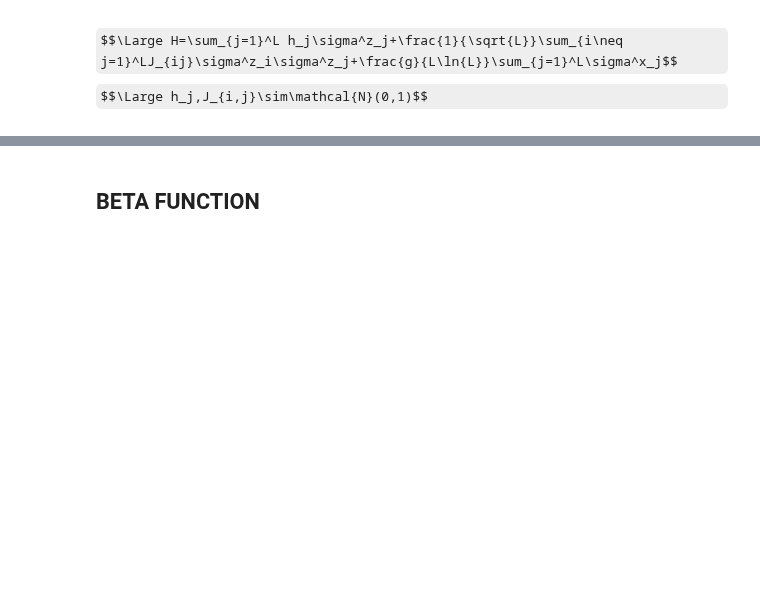
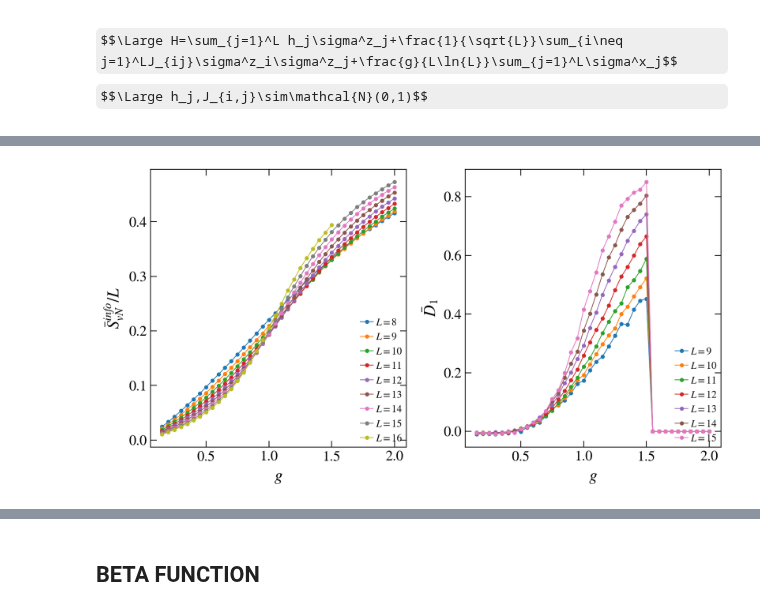
Before and after one commit to Rafal-Swietek/QHamSolver, a Jupyter notebook: QREM/Jupyter_Python/notebook.ipynb, the cells around one changed output, grey strips where cells are left out. Saved outputs shown, nothing was run; the diff lists cells and outputs as text; code cells hidden in the pictures; some formulas as TeX source; blank space fills up the shorter version.

```diff
--- a/QREM/Jupyter_Python/notebook.ipynb
+++ b/QREM/Jupyter_Python/notebook.ipynb
@@ -345,0 +372,80 @@ print(-aa / np.log(2))
+# %%
+L=15
+g=1.0
+
+fig, axis = plt.subplots( nrows=1, ncols=2, figsize=(10,5), dpi = 200, sharex=True)
+
+sizes = np.arange(8, 17, 1)
+
+nu = 500
+frac = lambda dim: int(dim * nu) if nu <= 1.0 else nu
+
+folder_base = f'./collected data/'
+folder = folder_base + base_dir[3:] + f"nu={nu}/"
+os.makedirs(folder_base, exist_ok=True)
+os.makedirs(folder, exist_ok=True)
+
+xlab = r"$g$"
+g_crit = 0.75
+interpolate=1
+
+interaction = []
+Sinfo = []
+for L in sizes:
+    name_out = folder + f'_L={L}.hdf5'
+
+    if exists(name_out):
+        with h5py.File(name_out, "r") as file:
+            g_vals   = np.array(file.get('perturbation'))
+            Sinfo_vN = np.array(file.get('vN info entropy'))
+
+        interaction.append(g_vals)
+        Sinfo.append(Sinfo_vN)
+    else:
+        print(name_out)
+
+for ii, L in enumerate(sizes):
+    axis[0].plot(interaction[ii], Sinfo[ii] / L, marker='o', markersize=3, lw=0.75, label=r"$L=%d$"%(L))
+    # axis[idx1].plot(rescale_fun(disorder[ii], sizes, ii, critical_fun, par, *crit_pars), gaps[ii], ls='--', marker='o', label=r"$L=%d$"%(L))
+
+Sinfo = np.transpose(Sinfo)
+xx = np.linspace(sizes[0], 2*sizes[-1], 1000) if interpolate else sizes
+D1 = np.zeros((g_vals.size, xx.size - 1))
+for ii_a, g in enumerate(g_vals):
+
+    if any(np.isnan(Sinfo[ii_a])): continue
+    if interpolate:
+        spl = make_spline(sizes, Sinfo[ii_a] / np.log(2))
+        yy = spl(xx)
+        yy = tools.remove_fluctuations(yy, 20)[:-1]
+        D1[ii_a] = np.gradient(yy, xx[1] - xx[0])
+    else:
+        D1_tmp = np.diff(Sinfo[ii_a]) / np.log(2)
+        # D1[ii_a] = ( D1_tmp[:-1] + D1_tmp[1:] ) / 2.0
+        D1[ii_a] = D1_tmp
+D1 = np.transpose(D1)
+for ii, L in enumerate(sizes[1 : -1]):
+    ii_L = (np.abs(xx - L)).argmin()
+    print(L, ii_L, xx[ii_L])
+    axis[1].plot(interaction[ii], D1[ii_L], marker='o', markersize=3, lw=0.75, label=r"$L=%d$"%(L))
+
+# axis[0].axvline(x=1/np.sqrt(2), ls='--', c='k')
+# axis[0].axvline(x=g_crit, ls=':', c='k')
+# axis[1].axvline(x=1/np.sqrt(2), ls='--', c='k')
+# axis[1].axvline(x=g_crit, ls=':', c='k')
+
+
+fig_help.set_plot_elements(axis[1], ylabel=r"$\bar{D}_1$", xlabel=xlab, font_size=14, set_legend=False)
+fig_help.set_legend(axis[1], loc = 'lower right', fontsize=10)
+fig_help.set_plot_elements(axis[0], ylabel=r"$\bar{S}^{info}_{vN}/L$", xlabel=xlab, font_size=14, set_legend=False)
+fig_help.set_legend(axis[0], loc = 'lower right', fontsize=10)
+
+# for aa in [axis]:
+#     for ax in np.array(aa).flatten():
+#         ax.xaxis.set_minor_formatter(matplotlib.ticker.FuncFormatter(lambda x, pos: "%g"%x))
+#         ax.xaxis.set_major_formatter(matplotlib.ticker.FuncFormatter(lambda x, pos: "%g"%x))
+#         ax.yaxis.set_minor_formatter(matplotlib.ticker.FuncFormatter(lambda x, pos: "%g"%x))
+#         ax.yaxis.set_major_formatter(matplotlib.ticker.FuncFormatter(lambda x, pos: "%g"%x))
+
+fig.subplots_adjust(wspace = 0.23, hspace=0.23)
+# %% [output]
@@ -345,0 +459 @@ print(-aa / np.log(2))
+[figure, added]
```
Also changed, not shown: parts of 28 cells of this notebook, 16 other files.
